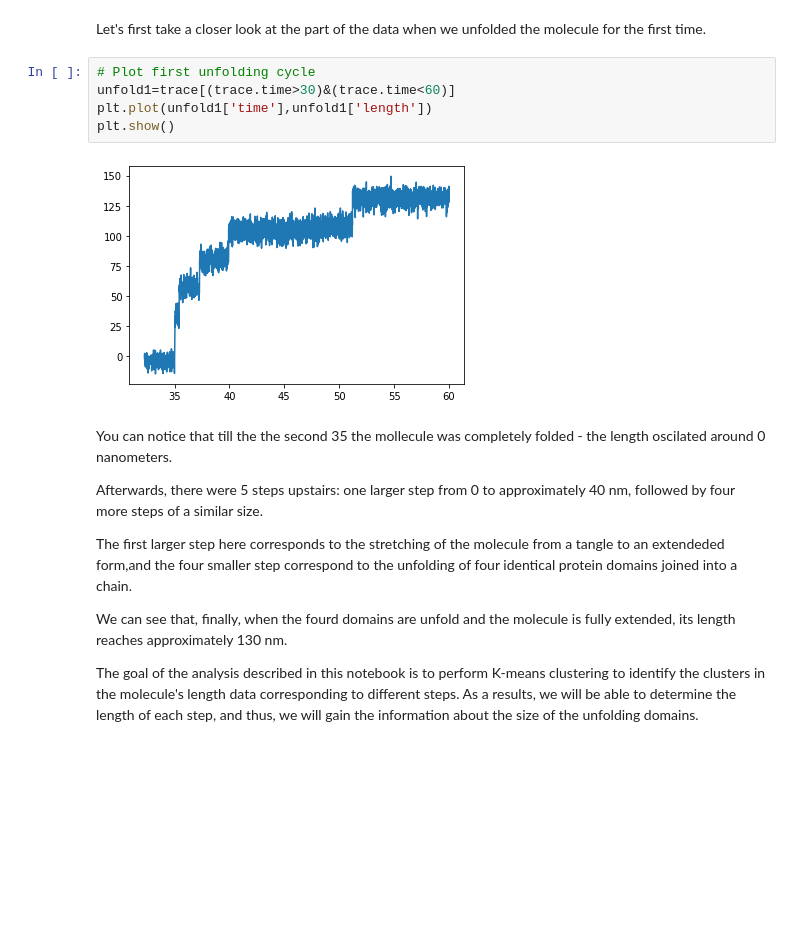
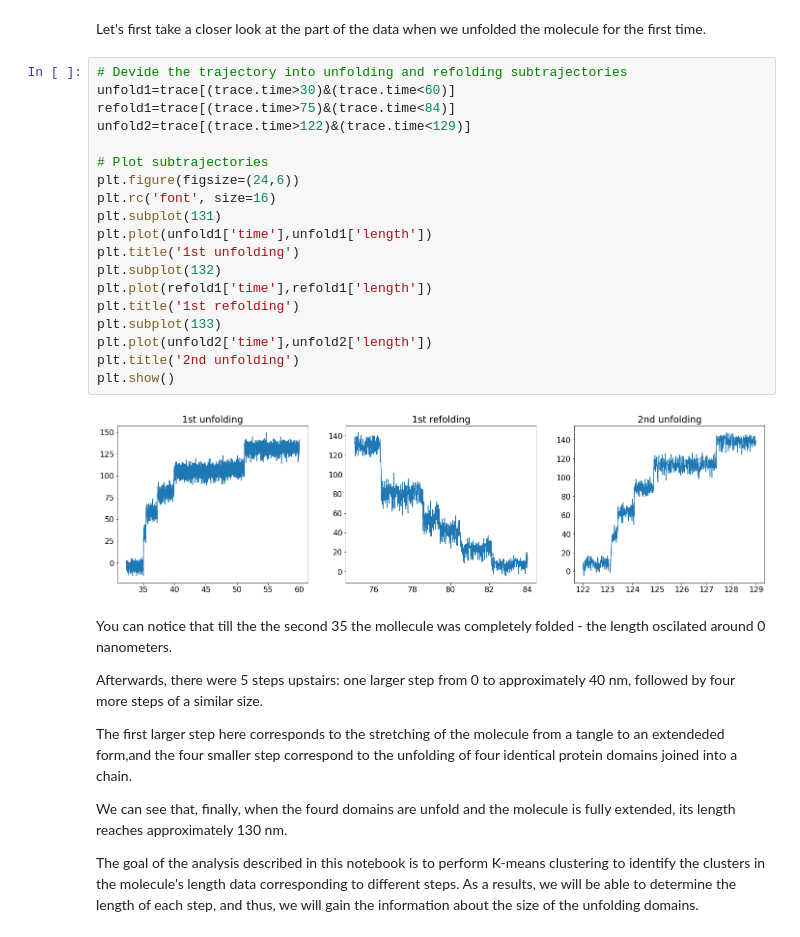
Before and after one commit to katerynalemishko/reaction_clustering, a Jupyter notebook: protein_reaction_clustering.ipynb, the cells around one changed output. Drawn from its saved outputs; the diff is of its cells as text; blank space fills up the shorter version.

```diff
--- a/protein_reaction_clustering.ipynb
+++ b/protein_reaction_clustering.ipynb
@@ -70,13 +101,27 @@ unfolding steps again (subplot on the left)
 ## Cluster molecule's length data and find domains centroids
 # %% [markdown]
 Let's first take a closer look at the part of the data when we unfolded the molecule for the first time.
-# %%
-# Plot first unfolding cycle
-unfold1=trace[(trace.time>30)&(trace.time<60)]
-plt.plot(unfold1['time'],unfold1['length'])
-plt.show()
-# %% [output]
-[figure, removed]
+# %%
+# Devide the trajectory into unfolding and refolding subtrajectories
+unfold1=trace[(trace.time>30)&(trace.time<60)]
+refold1=trace[(trace.time>75)&(trace.time<84)]
+unfold2=trace[(trace.time>122)&(trace.time<129)]
+
+# Plot subtrajectories
+plt.figure(figsize=(24,6))
+plt.rc('font', size=16)
+plt.subplot(131)
+plt.plot(unfold1['time'],unfold1['length'])
+plt.title('1st unfolding')
+plt.subplot(132)
+plt.plot(refold1['time'],refold1['length'])
+plt.title('1st refolding')
+plt.subplot(133)
+plt.plot(unfold2['time'],unfold2['length'])
+plt.title('2nd unfolding')
+plt.show()
+# %% [output]
+[figure, added]
 # %% [markdown]
 You can notice that till the the second 35 the mollecule was completely folded - the length oscilated around 0
 nanometers.
```
Also changed, not shown: parts of 103 cells of this notebook.
